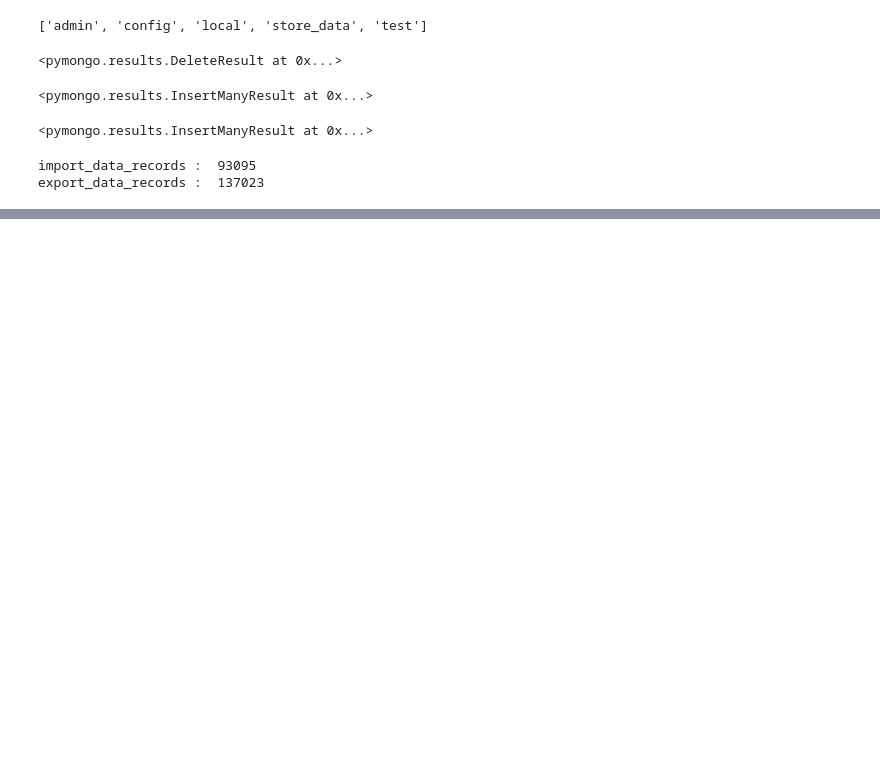
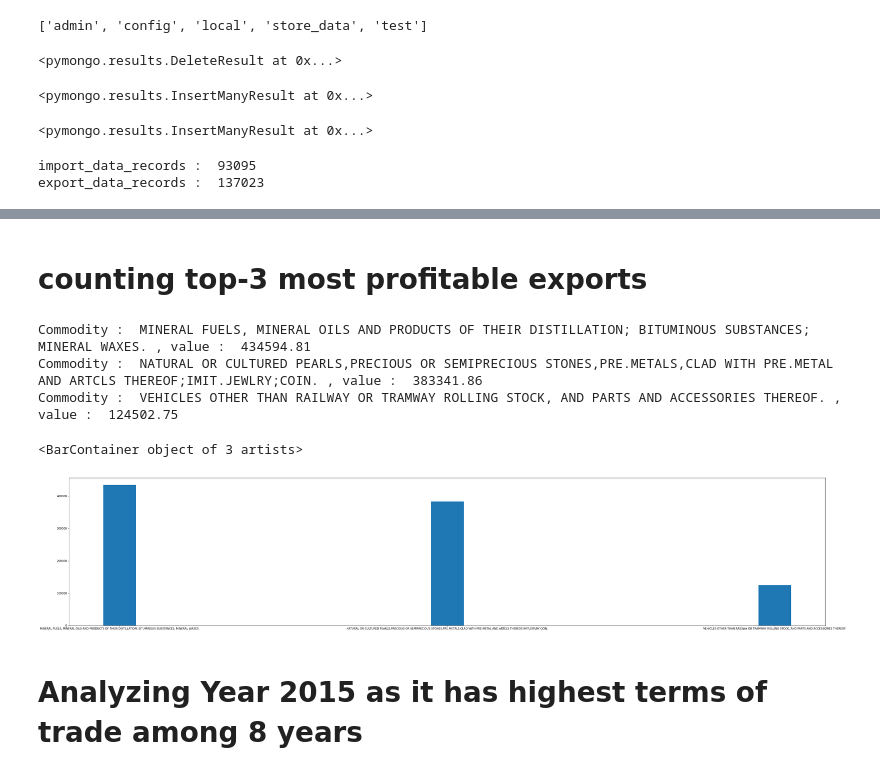
Before and after one commit to Avi-chauhan/Import-export-analysis, a Jupyter notebook: Analysis on Indian import-export (2010-2018).ipynb, the cells around one changed output, grey strips where cells are left out. Drawn from its saved outputs; the diff is of its cells as text; code cells hidden in the pictures; blank space fills up the shorter version.

```diff
--- a/Analysis on Indian import-export (2010-2018).ipynb
+++ b/Analysis on Indian import-export (2010-2018).ipynb
@@ -216,0 +369,27 @@ Commodity :  ORGANIC CHEMICALS , value :  192168.0
+# %% [markdown]
+# counting top-3 most profitable exports
+# %%
+commoditywise_export_cost = export_data.aggregate(
+    [{"$group" :
+      {"_id":"$Commodity",
+       "value":{"$sum":"$value_million_dollar"}
+      }},{ "$sort" : { "value" : -1 } }
+    ])
+commodities_export=[]
+cost3_export=[]
+for i in commoditywise_export_cost:
+    commodities_export.append(i['_id'])
+    cost3_export.append(i['value'])
+    if len(cost3_export)<=3:
+        print("Commodity : ",i['_id'],", value : ",i['value'])
+
+plt.figure(figsize=(50, 10))
+plt.bar(commodities_export[0:3], cost3_export[0:3], width=0.1)
+# %% [output]
+Commodity :  MINERAL FUELS, MINERAL OILS AND PRODUCTS OF THEIR DISTILLATION; BITUMINOUS SUBSTANCES; MINERAL WAXES. , value :  434594.81
+Commodity :  NATURAL OR CULTURED PEARLS,PRECIOUS OR SEMIPRECIOUS STONES,PRE.METALS,CLAD WITH PRE.METAL AND ARTCLS THEREOF;IMIT.JEWLRY;COIN. , value :  383341.86
+Commodity :  VEHICLES OTHER THAN RAILWAY OR TRAMWAY ROLLING STOCK, AND PARTS AND ACCESSORIES THEREOF. , value :  124502.75
+<BarContainer object of 3 artists>
+[figure, added]
+# %% [markdown]
+# Analyzing Year 2015 as it has highest terms of trade among 8 years
```
Also changed, not shown: parts of 12 cells of this notebook, 2 other files.
